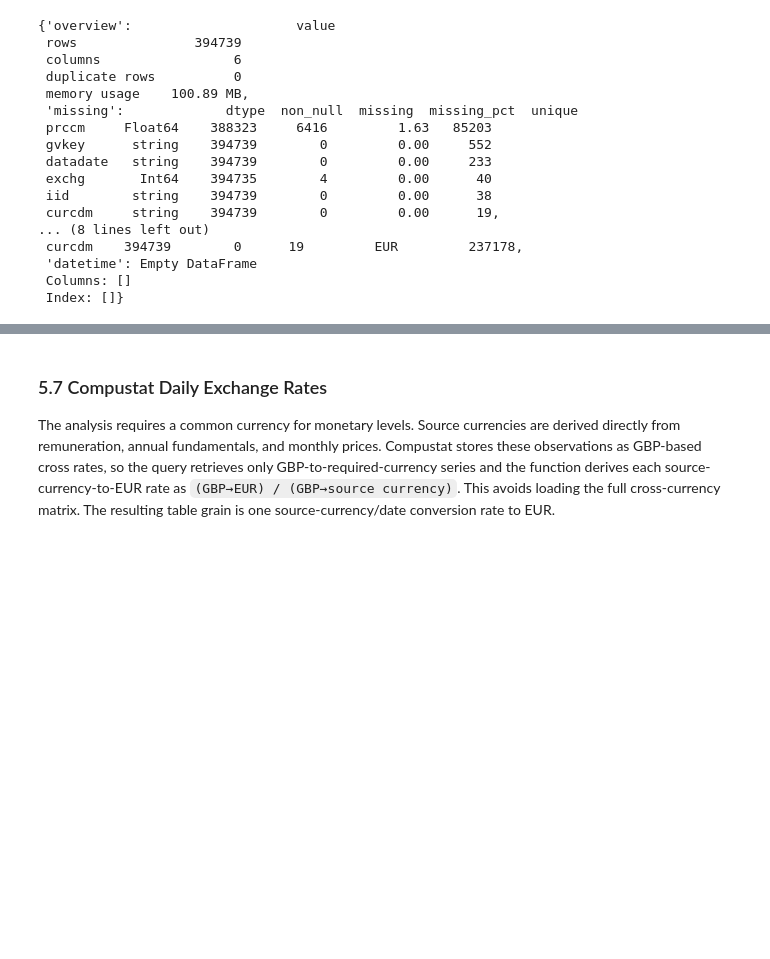
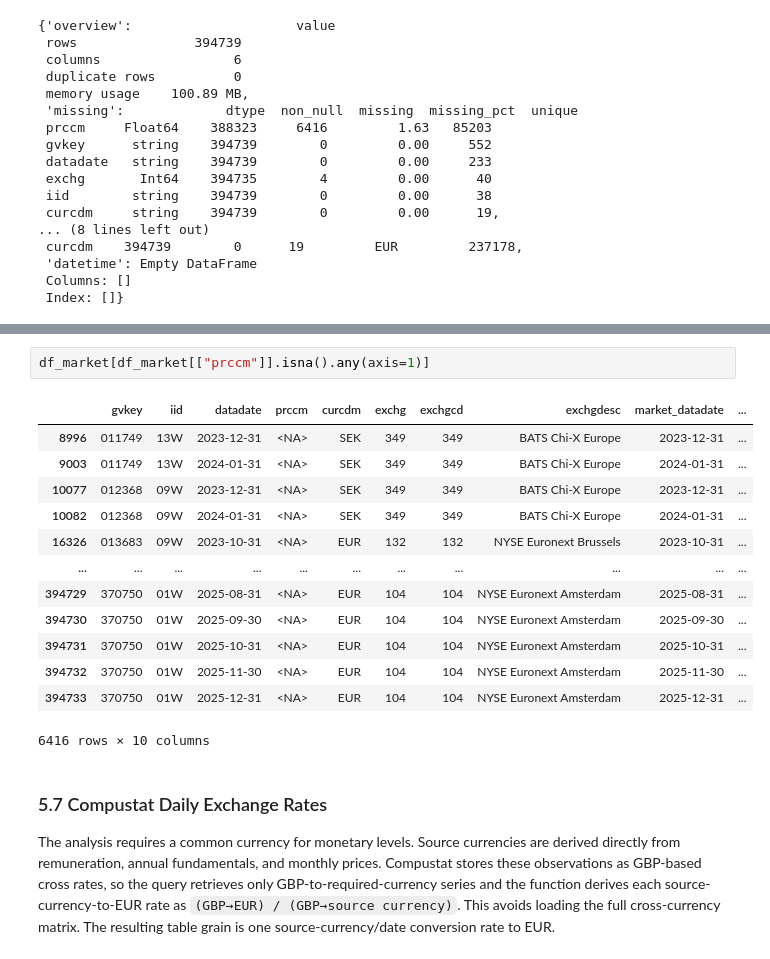
Before and after one commit to rizkyakbar-tud/DAI, a Jupyter notebook: mission/proposals_st26/mission_proposal_Akbar-Zduńczyk_progress.ipynb, the cells around one changed output, grey strips where cells are left out. Cells and saved outputs as stored; diff of their text form; blank space fills up the shorter version.

```diff
--- a/mission/proposals_st26/mission_proposal_Akbar-Zduńczyk_progress.ipynb
+++ b/mission/proposals_st26/mission_proposal_Akbar-Zduńczyk_progress.ipynb
@@ -1101,3 +1217,19 @@ summarize_dataframe(df_market)
+# %%
+df_market[df_market[["prccm"]].isna().any(axis=1)]
+# %% [output]
+|  | gvkey | iid | datadate | prccm | curcdm | exchg | exchgcd | exchgdesc | market_datadate | ... |
+| 8996 | 011749 | 13W | 2023-12-31 | <NA> | SEK | 349 | 349 | BATS Chi-X Europe | 2023-12-31 | ... |
+| 9003 | 011749 | 13W | 2024-01-31 | <NA> | SEK | 349 | 349 | BATS Chi-X Europe | 2024-01-31 | ... |
+| 10077 | 012368 | 09W | 2023-12-31 | <NA> | SEK | 349 | 349 | BATS Chi-X Europe | 2023-12-31 | ... |
+| 10082 | 012368 | 09W | 2024-01-31 | <NA> | SEK | 349 | 349 | BATS Chi-X Europe | 2024-01-31 | ... |
+| 16326 | 013683 | 09W | 2023-10-31 | <NA> | EUR | 132 | 132 | NYSE Euronext Brussels | 2023-10-31 | ... |
+| ... | ... | ... | ... | ... | ... | ... | ... | ... | ... | ... |
+| 394729 | 370750 | 01W | 2025-08-31 | <NA> | EUR | 104 | 104 | NYSE Euronext Amsterdam | 2025-08-31 | ... |
+| 394730 | 370750 | 01W | 2025-09-30 | <NA> | EUR | 104 | 104 | NYSE Euronext Amsterdam | 2025-09-30 | ... |
+| 394731 | 370750 | 01W | 2025-10-31 | <NA> | EUR | 104 | 104 | NYSE Euronext Amsterdam | 2025-10-31 | ... |
+| 394732 | 370750 | 01W | 2025-11-30 | <NA> | EUR | 104 | 104 | NYSE Euronext Amsterdam | 2025-11-30 | ... |
+| 394733 | 370750 | 01W | 2025-12-31 | <NA> | EUR | 104 | 104 | NYSE Euronext Amsterdam | 2025-12-31 | ... |
+6416 rows × 10 columns
 # %% [markdown]
 <a id="compustat-exchange-rates"></a>
 ### 5.7 Compustat Daily Exchange Rates
```
Also changed, not shown: parts of 15 cells of this notebook.
